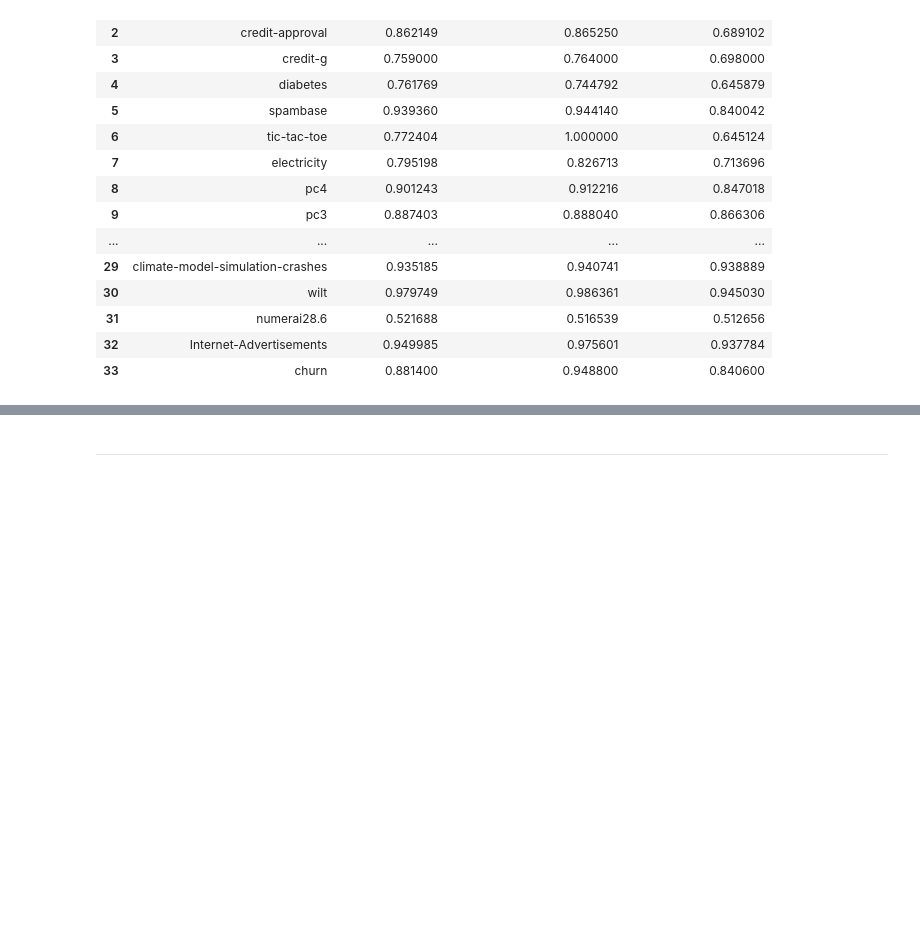
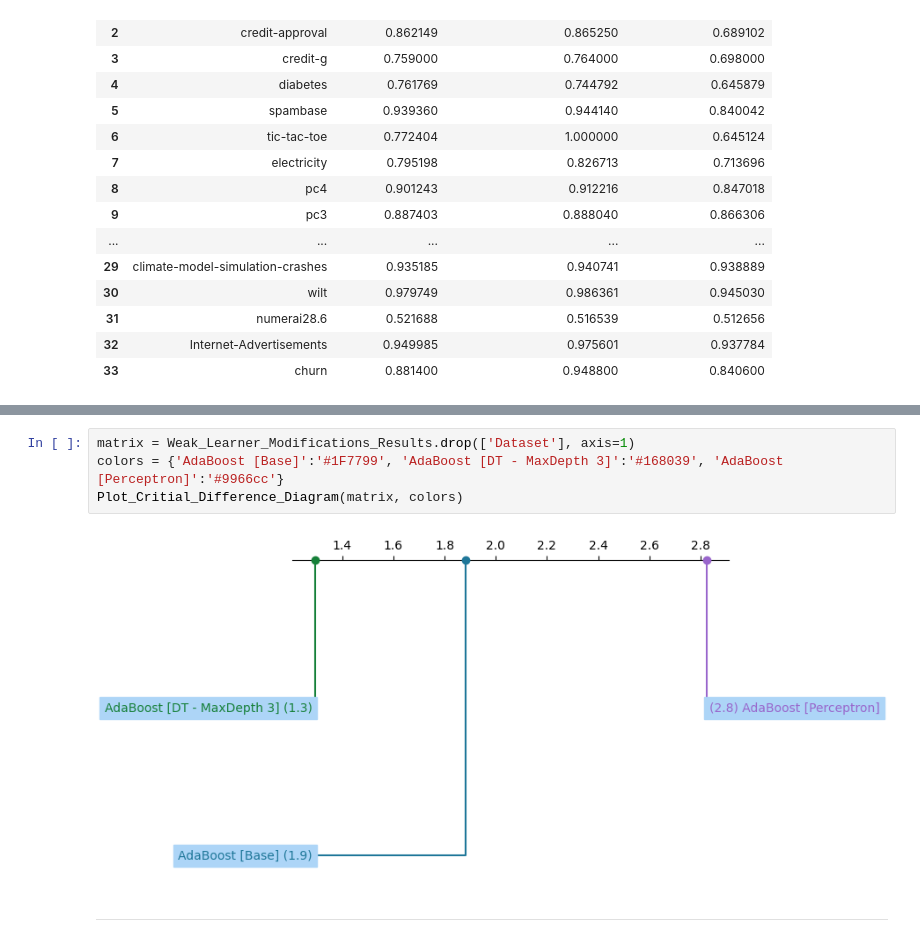
Before and after one commit to EstevesX10/ML1-AdaBoost-Analysis-Optimization, a Jupyter notebook: AdaBoost/AdaBoost.ipynb, the cells around one changed output, grey strips where cells are left out. Saved outputs shown, nothing was run; the diff lists cells and outputs as text; blank space fills up the shorter version.

Commit message:
Added the Critical Difference Diagram

```diff
--- a/AdaBoost/AdaBoost.ipynb
+++ b/AdaBoost/AdaBoost.ipynb
@@ -357,3 +373,9 @@ Weak_Learner_Modifications_Results
+# %%
+matrix = Weak_Learner_Modifications_Results.drop(['Dataset'], axis=1)
+colors = {'AdaBoost [Base]':'#1F7799', 'AdaBoost [DT - MaxDepth 3]':'#168039', 'AdaBoost [Perceptron]':'#9966cc'}
+Plot_Critial_Difference_Diagram(matrix, colors)
+# %% [output]
+[figure, added]
 # %% [markdown]
 ---
 # %%
```
Also changed, not shown: parts of 10 cells of this notebook.
